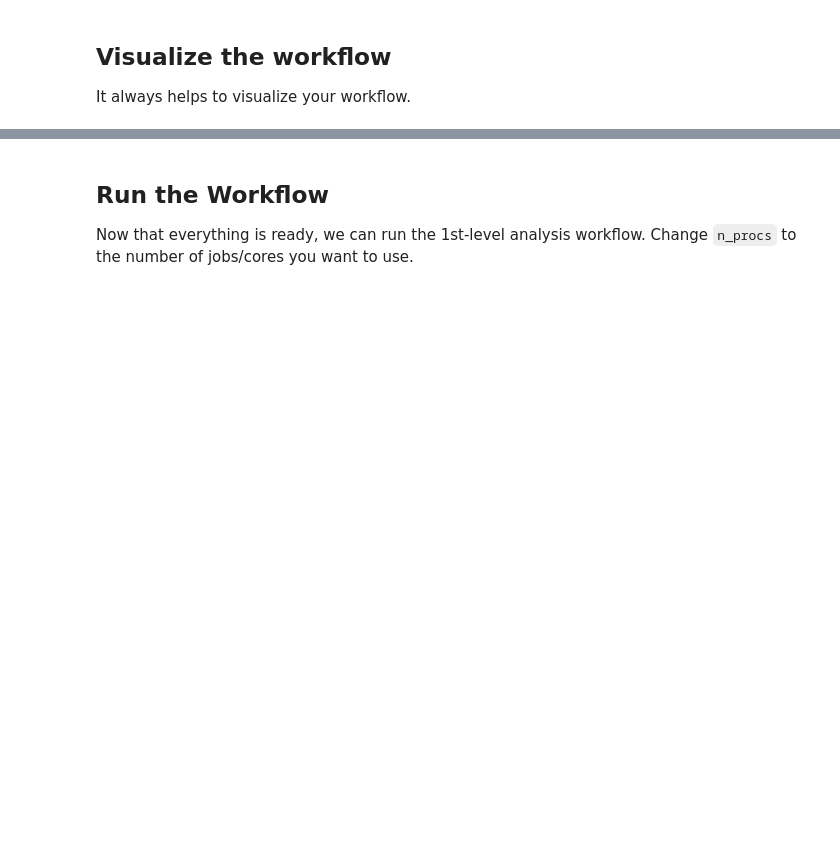
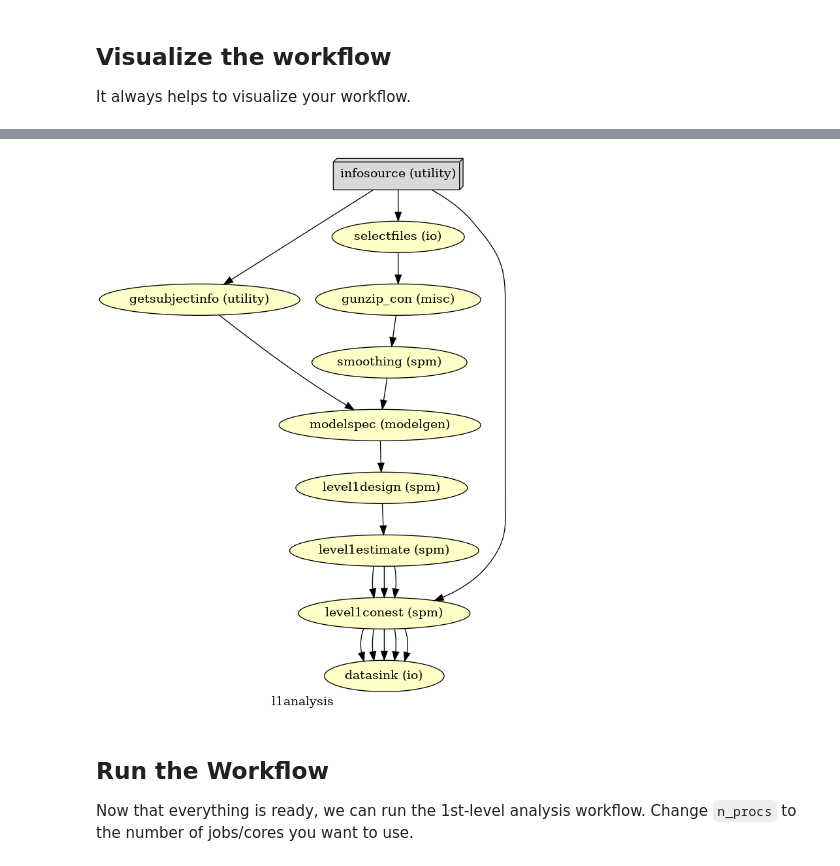
Before and after one commit to stephuh2/RED-scripts, a Jupyter notebook: RED_1stlevel.ipynb, the cells around one changed output, grey strips where cells are left out. Saved outputs shown, nothing was run; the diff lists cells and outputs as text; code cells hidden in the pictures; blank space fills up the shorter version.

```diff
--- a/RED_1stlevel.ipynb
+++ b/RED_1stlevel.ipynb
@@ -384,9 +377,10 @@ NameError: name 'infosource' is not defined
 
 It always helps to visualize your workflow.
 # %%
-# # Create 1st-level analysis output graph
-# l1analysis.write_graph(graph2use='colored', format='png', simple_form=True)
+# Create 1st-level analysis output graph
+l1analysis.write_graph(graph2use='colored', format='png', simple_form=True)
 
-# # Visualize the graph
-# from IPython.display import Image
-# Image(filename=opj(l1analysis.base_dir, 'l1analysis', 'graph.png'))
+# Visualize the graph
+from IPython.display import Image
+Image(filename=opj(l1analysis.base_dir, 'l1analysis', 'graph.png'))
+# %% [output]
@@ -393,3 +389,4 @@ It always helps to visualize your workflow.
+[figure, added]
 # %% [markdown]
 ##  Run the Workflow
 
```
Also changed, not shown: parts of 6 cells of this notebook.
